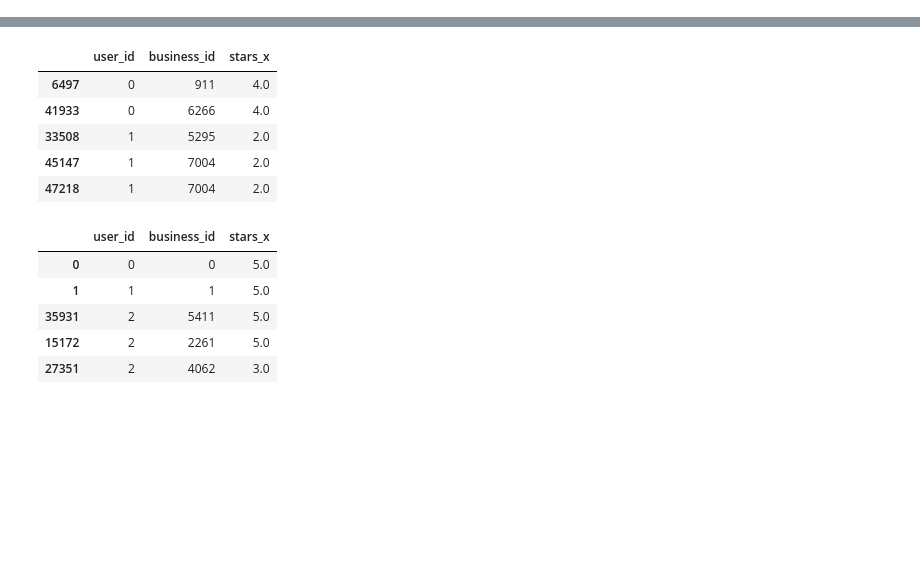
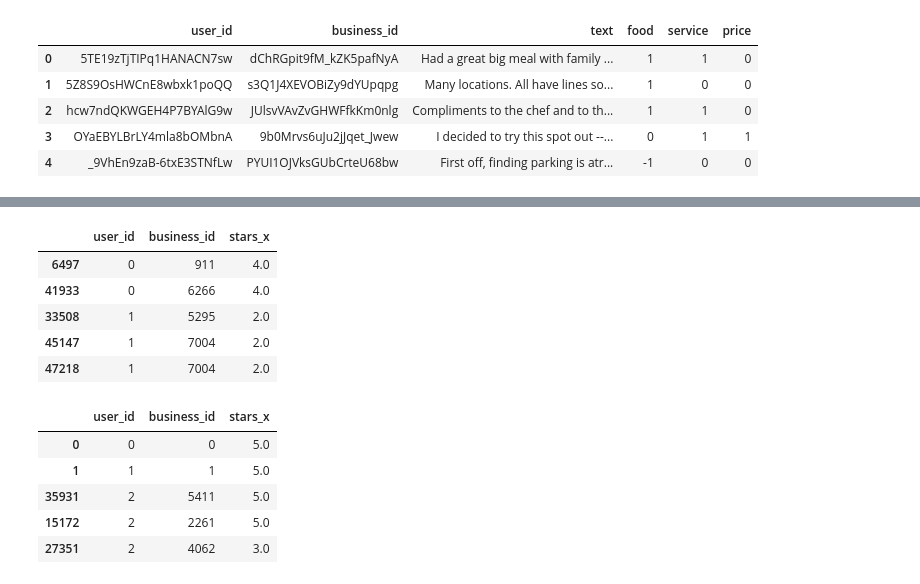
Before and after one commit to JediRevan/LLM_rec, a Jupyter notebook: Ranking/GBDT_test.ipynb, the cells around one changed output, grey strips where cells are left out. Saved outputs shown, nothing was run; the diff lists cells and outputs as text; code cells hidden in the pictures; blank space fills up the shorter version.

```diff
--- a/Ranking/GBDT_test.ipynb
+++ b/Ranking/GBDT_test.ipynb
@@ -10,2 +23,13 @@ import json
+# %%
+df_llm = pd.read_csv("../Data/processed_yelp_reviews.csv")
+df_llm.head()
+df_llm.head()
+# %% [output]
+|  | user_id | business_id | text | food | service | price |
+| 0 | 5TE19zTjTIPq1HANACN7sw | dChRGpit9fM_kZK5pafNyA | Had a great big meal with family ... | 1 | 1 | 0 |
+| 1 | 5Z8S9OsHWCnE8wbxk1poQQ | s3Q1J4XEVOBiZy9dYUpqpg | Many locations. All have lines so... | 1 | 0 | 0 |
+| 2 | hcw7ndQKWGEH4P7BYAlG9w | JUlsvVAvZvGHWFfkKm0nlg | Compliments to the chef and to th... | 1 | 1 | 0 |
+| 3 | OYaEBYLBrLY4mla8bOMbnA | 9b0Mrvs6uJu2jJqet_Jwew | I decided to try this spot out --... | 0 | 1 | 1 |
+| 4 | _9VhEn9zaB-6txE3STNfLw | PYUI1OJVksGUbCrteU68bw | First off, finding parking is atr... | -1 | 0 | 0 |
 # %%
 df_all = pd.read_csv("../Data/yelp_2020_new.csv")
```
Also changed, not shown: parts of 48 cells of this notebook, 8 other files.
